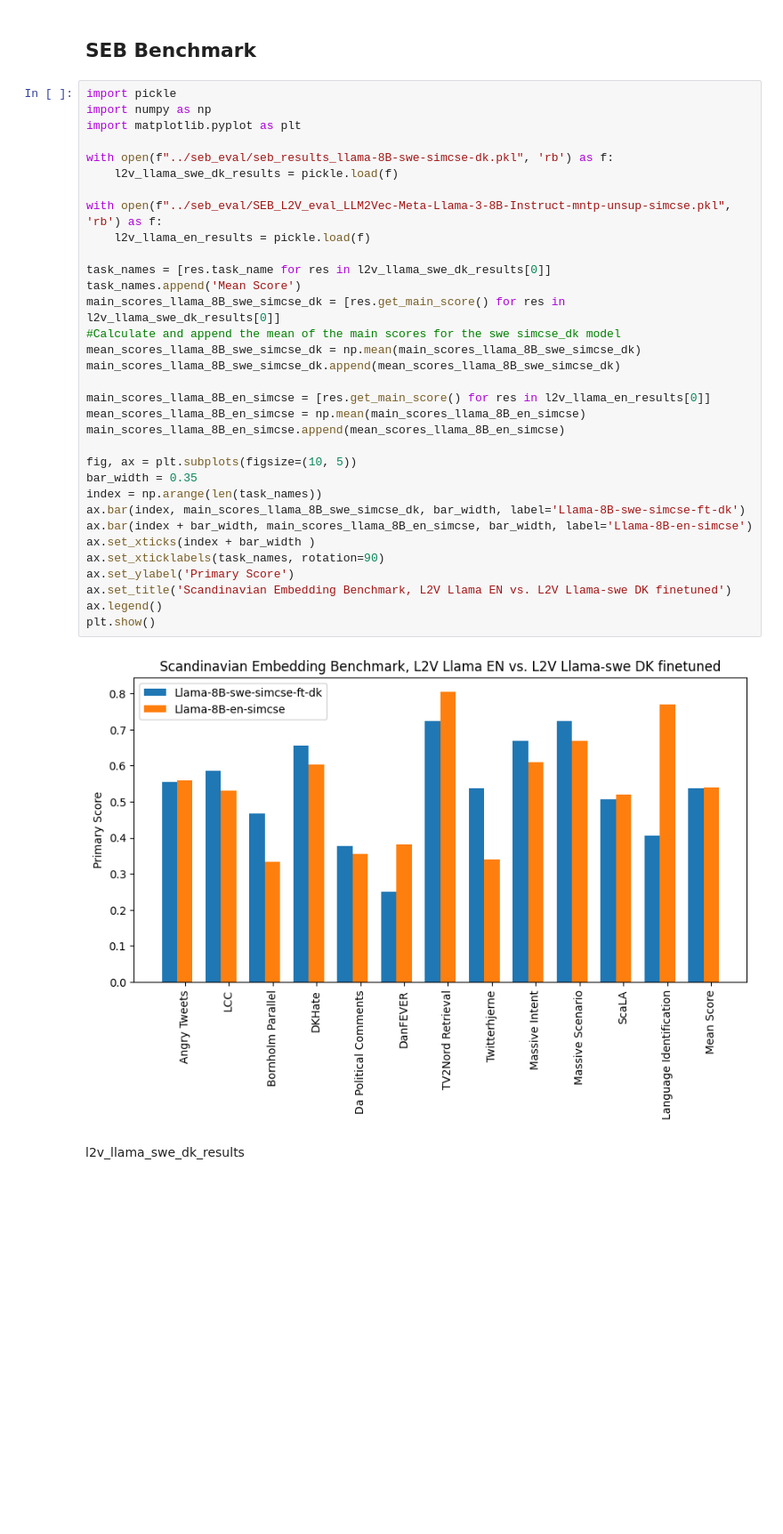
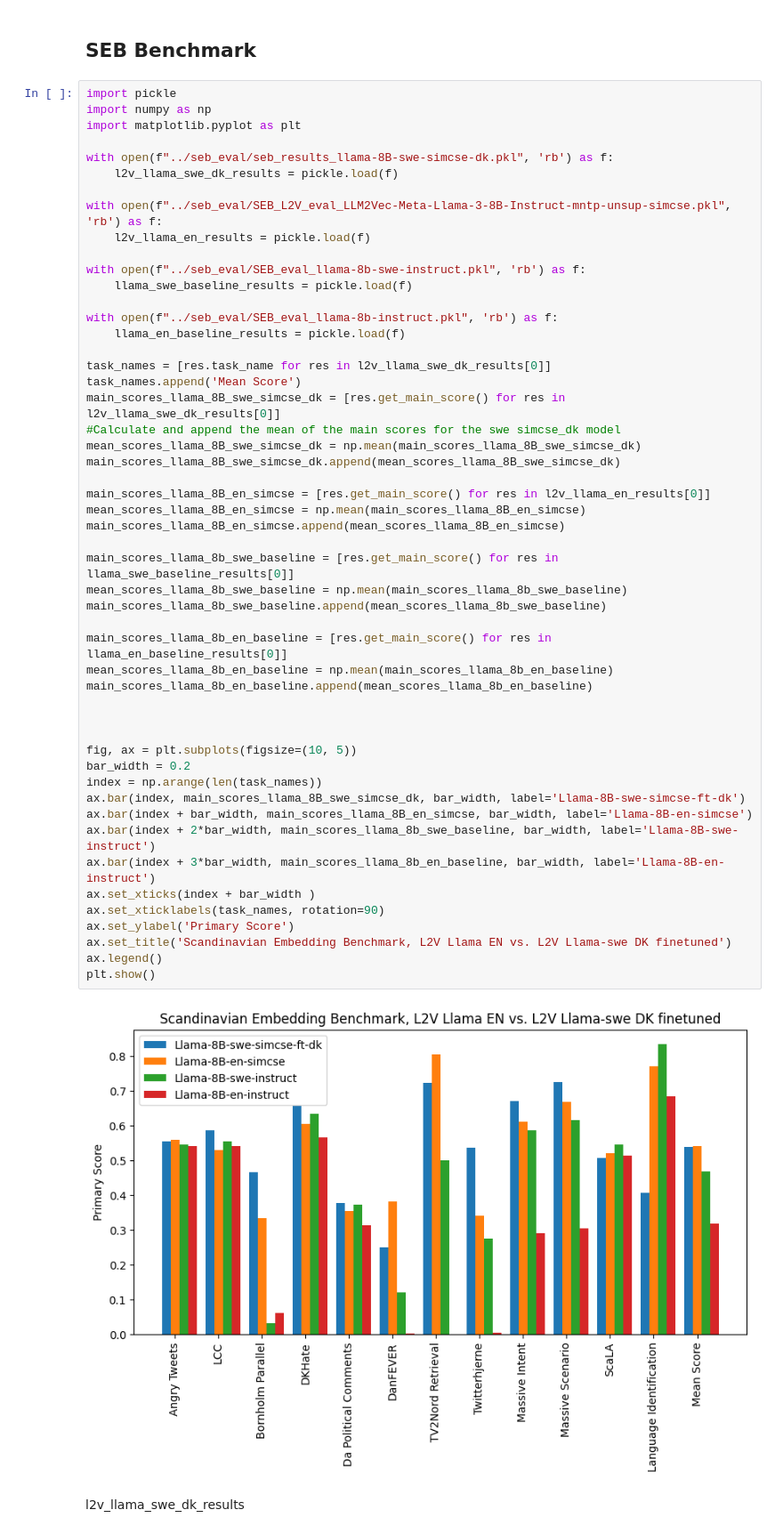
Before and after one commit to jalkestrup/dtu-deep-project, a Jupyter notebook: training_results/llm2vec_train_results.ipynb, the cells around one changed output. Shown: that part at 89% size. Drawn from its saved outputs; the diff is of its cells as text; blank space fills up the shorter version.

Commit message:
Ran llama swe baseline, added results, imrpoves overall performance !

```diff
--- a/training_results/llm2vec_train_results.ipynb
+++ b/training_results/llm2vec_train_results.ipynb
@@ -508,35 +508,53 @@ import numpy as np
 import matplotlib.pyplot as plt
 
 with open(f"../seb_eval/seb_results_llama-8B-swe-simcse-dk.pkl", 'rb') as f:
     l2v_llama_swe_dk_results = pickle.load(f)
 
 with open(f"../seb_eval/SEB_L2V_eval_LLM2Vec-Meta-Llama-3-8B-Instruct-mntp-unsup-simcse.pkl", 'rb') as f:
     l2v_llama_en_results = pickle.load(f)
+
+with open(f"../seb_eval/SEB_eval_llama-8b-swe-instruct.pkl", 'rb') as f:
+    llama_swe_baseline_results = pickle.load(f)
+
+with open(f"../seb_eval/SEB_eval_llama-8b-instruct.pkl", 'rb') as f:
+    llama_en_baseline_results = pickle.load(f)
 
 task_names = [res.task_name for res in l2v_llama_swe_dk_results[0]]
 task_names.append('Mean Score')
 main_scores_llama_8B_swe_simcse_dk = [res.get_main_score() for res in l2v_llama_swe_dk_results[0]]
 #Calculate and append the mean of the main scores for the swe simcse_dk model
 mean_scores_llama_8B_swe_simcse_dk = np.mean(main_scores_llama_8B_swe_simcse_dk)
 main_scores_llama_8B_swe_simcse_dk.append(mean_scores_llama_8B_swe_simcse_dk)
 
 main_scores_llama_8B_en_simcse = [res.get_main_score() for res in l2v_llama_en_results[0]]
 mean_scores_llama_8B_en_simcse = np.mean(main_scores_llama_8B_en_simcse)
 main_scores_llama_8B_en_simcse.append(mean_scores_llama_8B_en_simcse)
 
+main_scores_llama_8b_swe_baseline = [res.get_main_score() for res in llama_swe_baseline_results[0]]
+mean_scores_llama_8b_swe_baseline = np.mean(main_scores_llama_8b_swe_baseline)
+main_scores_llama_8b_swe_baseline.append(mean_scores_llama_8b_swe_baseline)
+
+main_scores_llama_8b_en_baseline = [res.get_main_score() for res in llama_en_baseline_results[0]]
+mean_scores_llama_8b_en_baseline = np.mean(main_scores_llama_8b_en_baseline)
+main_scores_llama_8b_en_baseline.append(mean_scores_llama_8b_en_baseline)
+
+
+
 fig, ax = plt.subplots(figsize=(10, 5))
-bar_width = 0.35
+bar_width = 0.2
 index = np.arange(len(task_names))
 ax.bar(index, main_scores_llama_8B_swe_simcse_dk, bar_width, label='Llama-8B-swe-simcse-ft-dk')
 ax.bar(index + bar_width, main_scores_llama_8B_en_simcse, bar_width, label='Llama-8B-en-simcse')
+ax.bar(index + 2*bar_width, main_scores_llama_8b_swe_baseline, bar_width, label='Llama-8B-swe-instruct')
+ax.bar(index + 3*bar_width, main_scores_llama_8b_en_baseline, bar_width, label='Llama-8B-en-instruct')
 ax.set_xticks(index + bar_width )
 ax.set_xticklabels(task_names, rotation=90)
 ax.set_ylabel('Primary Score')
 ax.set_title('Scandinavian Embedding Benchmark, L2V Llama EN vs. L2V Llama-swe DK finetuned')
 ax.legend()
 plt.show()
 # %% [output]
-[figure, old version]
+[figure, new version]
 # %% [markdown]
 l2v_llama_swe_dk_results
 # %%
```
Also changed, not shown: parts of 2 cells of this notebook, 2 other files.
